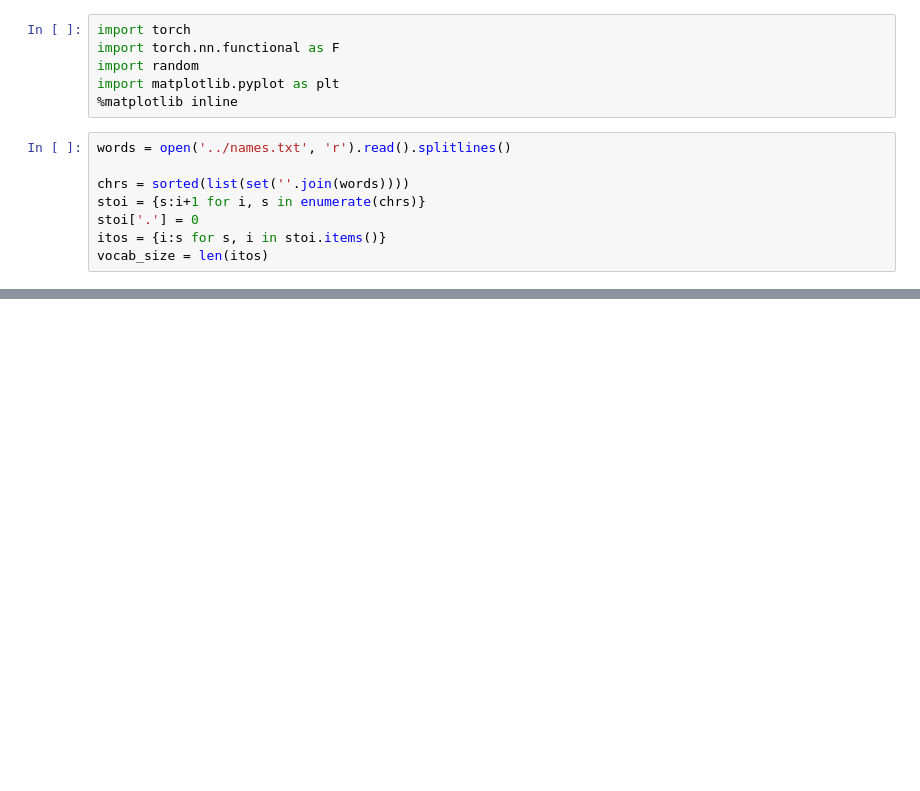
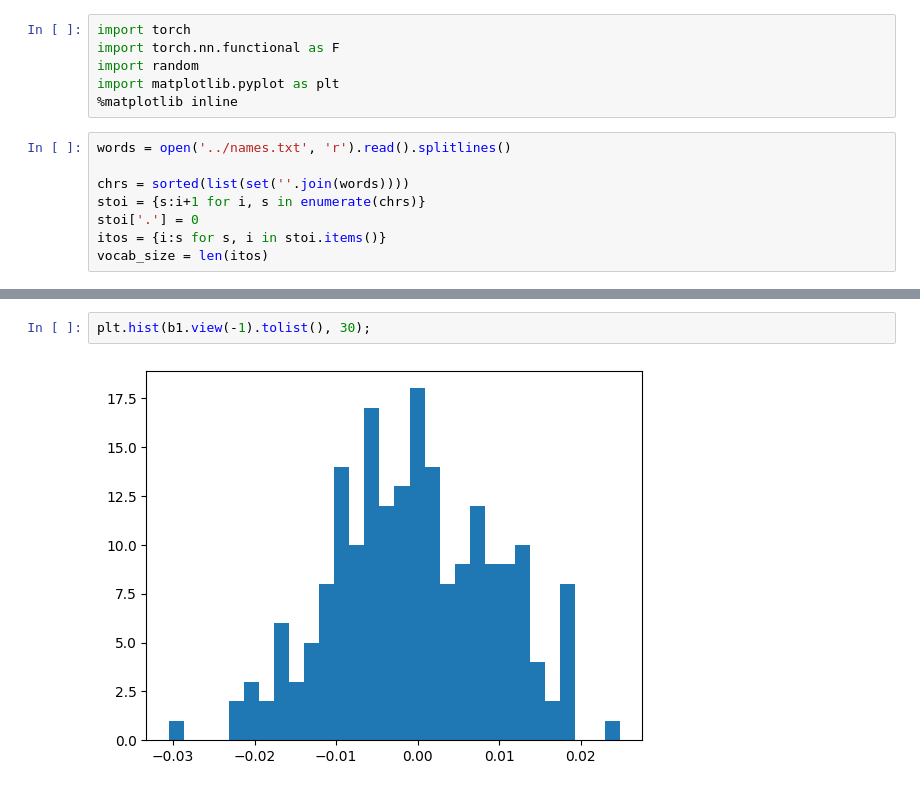
Before and after one commit to kxk254/mit, a Jupyter notebook: Karpathy/makemore/mymodel/threemake.ipynb, the cells around one changed output, grey strips where cells are left out. Saved outputs shown, nothing was run; the diff lists cells and outputs as text; blank space fills up the shorter version.

```diff
--- a/Karpathy/makemore/mymodel/threemake.ipynb
+++ b/Karpathy/makemore/mymodel/threemake.ipynb
@@ -136,0 +196,4 @@ Text(0.5, 1.0, 'lossi')
+# %%
+plt.hist(b1.view(-1).tolist(), 30);
+# %% [output]
+[figure, added]
```
Also changed, not shown: parts of 9 cells of this notebook, 1 other file.
